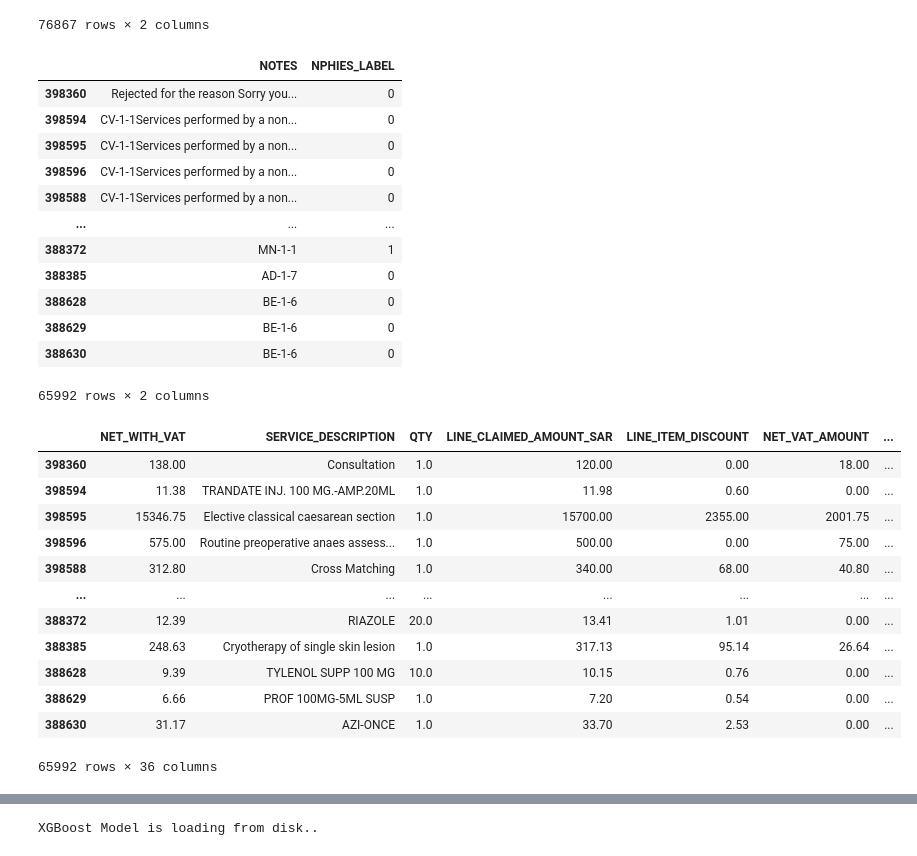
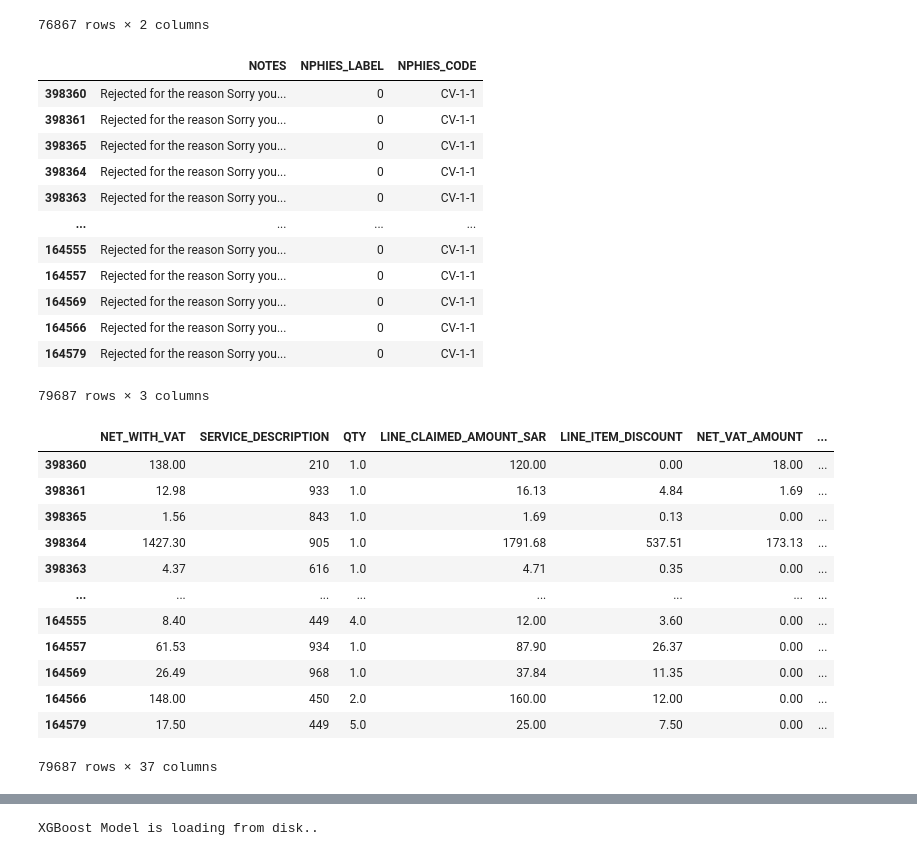
Before and after one commit to Andalusia-Data-Science-Team/Claims_Rejection, a Jupyter notebook: model_training_comparison_rejectionreason.ipynb, the cells around one changed output, grey strips where cells are left out. Saved outputs shown, nothing was run; the diff lists cells and outputs as text; code cells hidden in the pictures.

Commit message:
Fix loading errors, update data until 12/8 and run MN-1-1 classifier

```diff
--- a/model_training_comparison_rejectionreason.ipynb
+++ b/model_training_comparison_rejectionreason.ipynb
@@ -10,5 +12,5 @@ import pandas as pd
 # %%
-df_train, df_test = get_train_test_split()
+df_train, df_test = get_train_test_split('data/HJH/12-06-2024')
 
 df_train = df_train[df_train['OUTCOME'] !='APPROVED']
 df_test = df_test[df_test['OUTCOME'] !='APPROVED']
@@ -28,11 +30,3 @@ train_rej_attr[['NOTES','NPHIES_LABEL']]
 | 488831 | MN-1-1Service is not clinically j... | Medical |
 | 488832 | CV-1-1Provider is out of benefici... | Coverage |
 76867 rows × 2 columns
-# %%
-train_rej = DataFrameRejection(df_train)
-train_rej_attr = train_rej.map_rejection_label()
-df_train  = train_rej.get_label_rejection()
-
-test_rej = DataFrameRejection(df_test)
-train_rej.map_rejection_label()
-df_test  = train_rej.get_label_rejection()
@@ -39,38 +39,42 @@ df_test  = train_rej.get_label_rejection()
+# %%
+df_train['NPHIES_LABEL'] = np.where(df_train['NPHIES_CODE'] == 'MN-1-1', 1, 0)
+df_test['NPHIES_LABEL'] = np.where(df_test['NPHIES_CODE'] == 'MN-1-1', 1, 0)
 # %%
-df_train[['NOTES','NPHIES_LABEL']]
+df_train[['NOTES','NPHIES_LABEL','NPHIES_CODE']]
 # %% [output]
-|  | NOTES | NPHIES_LABEL |
-| 398360 | Rejected for the reason Sorry you... | 0 |
-| 398594 | CV-1-1Services performed by a non... | 0 |
-| 398595 | CV-1-1Services performed by a non... | 0 |
-| 398596 | CV-1-1Services performed by a non... | 0 |
-| 398588 | CV-1-1Services performed by a non... | 0 |
-| ... | ... | ... |
-| 388372 | MN-1-1 | 1 |
-| 388385 | AD-1-7 | 0 |
-| 388628 | BE-1-6 | 0 |
-| 388629 | BE-1-6 | 0 |
-| 388630 | BE-1-6 | 0 |
+|  | NOTES | NPHIES_LABEL | NPHIES_CODE |
+| 398360 | Rejected for the reason Sorry you... | 0 | CV-1-1 |
+| 398361 | Rejected for the reason Sorry you... | 0 | CV-1-1 |
+| 398365 | Rejected for the reason Sorry you... | 0 | CV-1-1 |
+| 398364 | Rejected for the reason Sorry you... | 0 | CV-1-1 |
+| 398363 | Rejected for the reason Sorry you... | 0 | CV-1-1 |
+| ... | ... | ... | ... |
+| 164555 | Rejected for the reason Sorry you... | 0 | CV-1-1 |
+| 164557 | Rejected for the reason Sorry you... | 0 | CV-1-1 |
+| 164569 | Rejected for the reason Sorry you... | 0 | CV-1-1 |
+| 164566 | Rejected for the reason Sorry you... | 0 | CV-1-1 |
+| 164579 | Rejected for the reason Sorry you... | 0 | CV-1-1 |
-65992 rows × 2 columns
+79687 rows × 3 columns
 # %%
 X_train, y_train, X_test, y_test = get_training_inputs(df_train, df_test)
-X_train = drop_nomodel_columns(X_train)
-X_test = drop_nomodel_columns(X_test)
+X_train = drop_nomodel_columns(X_train);  X_test = drop_nomodel_columns(X_test)
+X_train.drop(columns=['NPHIES_CODE'],inplace=True); X_test.drop(columns=['NPHIES_CODE'],inplace=True)
+
 X_train
 # %% [output]
 |  | NET_WITH_VAT | SERVICE_DESCRIPTION | QTY | LINE_CLAIMED_AMOUNT_SAR | LINE_ITEM_DISCOUNT | NET_VAT_AMOUNT | ... |
-| 398360 | 138.00 | Consultation | 1.0 | 120.00 | 0.00 | 18.00 | ... |
-| 398594 | 11.38 | TRANDATE INJ. 100 MG.-AMP.20ML | 1.0 | 11.98 | 0.60 | 0.00 | ... |
-| 398595 | 15346.75 | Elective classical caesarean section | 1.0 | 15700.00 | 2355.00 | 2001.75 | ... |
-| 398596 | 575.00 | Routine preoperative anaes assess... | 1.0 | 500.00 | 0.00 | 75.00 | ... |
-| 398588 | 312.80 | Cross Matching | 1.0 | 340.00 | 68.00 | 40.80 | ... |
+| 398360 | 138.00 | 210 | 1.0 | 120.00 | 0.00 | 18.00 | ... |
+| 398361 | 12.98 | 933 | 1.0 | 16.13 | 4.84 | 1.69 | ... |
+| 398365 | 1.56 | 843 | 1.0 | 1.69 | 0.13 | 0.00 | ... |
+| 398364 | 1427.30 | 905 | 1.0 | 1791.68 | 537.51 | 173.13 | ... |
+| 398363 | 4.37 | 616 | 1.0 | 4.71 | 0.35 | 0.00 | ... |
 | ... | ... | ... | ... | ... | ... | ... | ... |
-| 388372 | 12.39 | RIAZOLE | 20.0 | 13.41 | 1.01 | 0.00 | ... |
-| 388385 | 248.63 | Cryotherapy of single skin lesion | 1.0 | 317.13 | 95.14 | 26.64 | ... |
-| 388628 | 9.39 | TYLENOL SUPP 100 MG | 10.0 | 10.15 | 0.76 | 0.00 | ... |
-| 388629 | 6.66 | PROF 100MG-5ML SUSP | 1.0 | 7.20 | 0.54 | 0.00 | ... |
-| 388630 | 31.17 | AZI-ONCE | 1.0 | 33.70 | 2.53 | 0.00 | ... |
+| 164555 | 8.40 | 449 | 4.0 | 12.00 | 3.60 | 0.00 | ... |
+| 164557 | 61.53 | 934 | 1.0 | 87.90 | 26.37 | 0.00 | ... |
+| 164569 | 26.49 | 968 | 1.0 | 37.84 | 11.35 | 0.00 | ... |
+| 164566 | 148.00 | 450 | 2.0 | 160.00 | 12.00 | 0.00 | ... |
+| 164579 | 17.50 | 449 | 5.0 | 25.00 | 7.50 | 0.00 | ... |
-65992 rows × 36 columns
+79687 rows × 37 columns
 # %%
 preprocessing_train = MergedDataPreprocessing(X_train)
 X_train_prep = preprocessing_train.columns_prep(service_encoding=False)
```
Also changed, not shown: parts of 48 cells of this notebook, 8 other files.
